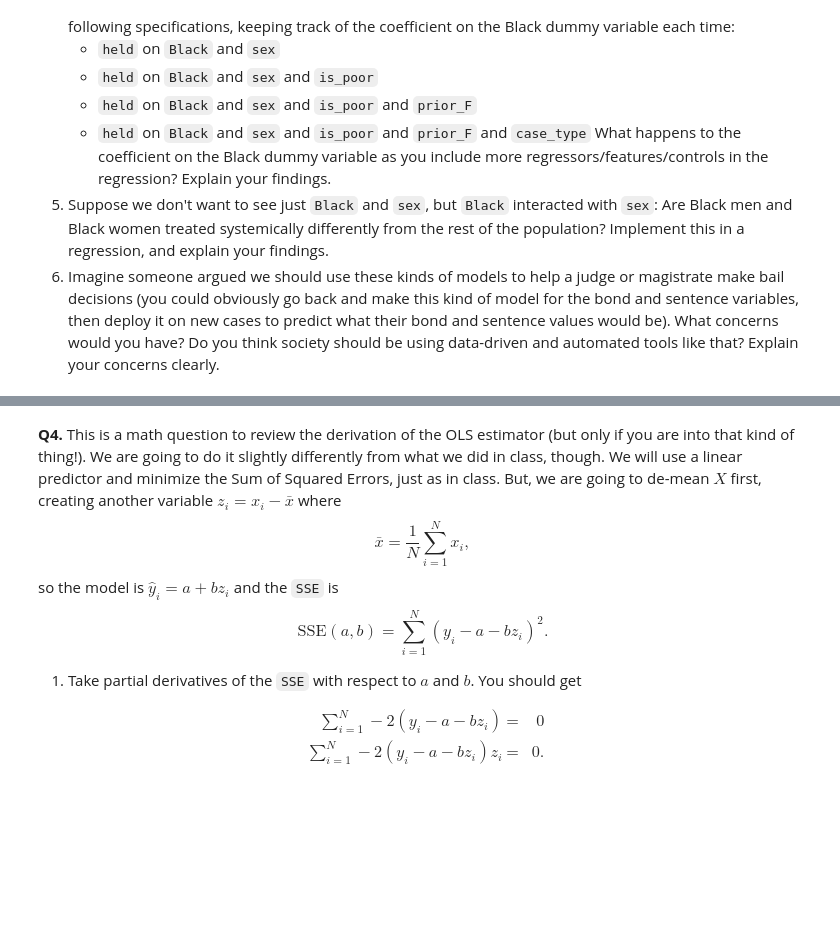
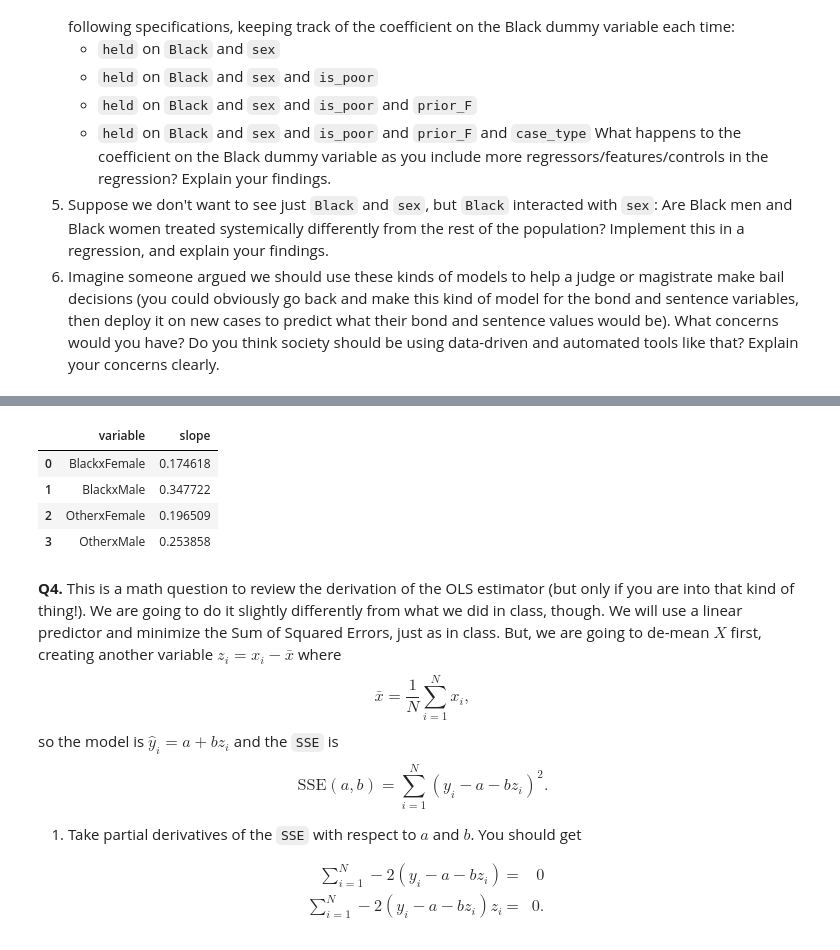
Before and after one commit to wangjalen7/DS3001_linearRegression, a Jupyter notebook: assignment.ipynb, the cells around one changed output, grey strips where cells are left out. Drawn from its saved outputs; the diff is of its cells as text; code cells hidden in the pictures; blank space fills up the shorter version.

```diff
--- a/assignment.ipynb
+++ b/assignment.ipynb
@@ -210,0 +326,19 @@ What happens to the coefficient on the Black dummy variable as you include more
+# %%
+# Part 5
+# The regression analysis found that for the likelihood of being held without bail, Black males face the highest likelihood, with a coefficient of approximately 0.348, indicating a significant disparity in treatment.
+# In contrast, Black females are somewhat less likely to be held, with a coefficient of around 0.175, which is unexpectedly lower than that for females of other races. The data suggests that while race and gender
+# individually impact pretrial detention outcomes, the intersection of these factors—particularly for Black males—highlights a disadvantage, underscoring the need for further investigation into systemic biases within the pretrial process.
+rdf['raceXsex'] = rdf['Black'].replace([0,1],['Other','Black'])+'x'+rdf['sex']
+rdf['raceXsex']
+
+y = rdf['held']
+X = pd.get_dummies(rdf['raceXsex'],dtype=int)
+reg = LinearRegression(fit_intercept=False).fit(X,y)
+sdf = pd.DataFrame({'variable': X.columns, 'slope':reg.coef_})
+sdf
+# %% [output]
+|  | variable | slope |
+| 0 | BlackxFemale | 0.174618 |
+| 1 | BlackxMale | 0.347722 |
+| 2 | OtherxFemale | 0.196509 |
+| 3 | OtherxMale | 0.253858 |
```
Also changed, not shown: parts of 8 cells of this notebook.
